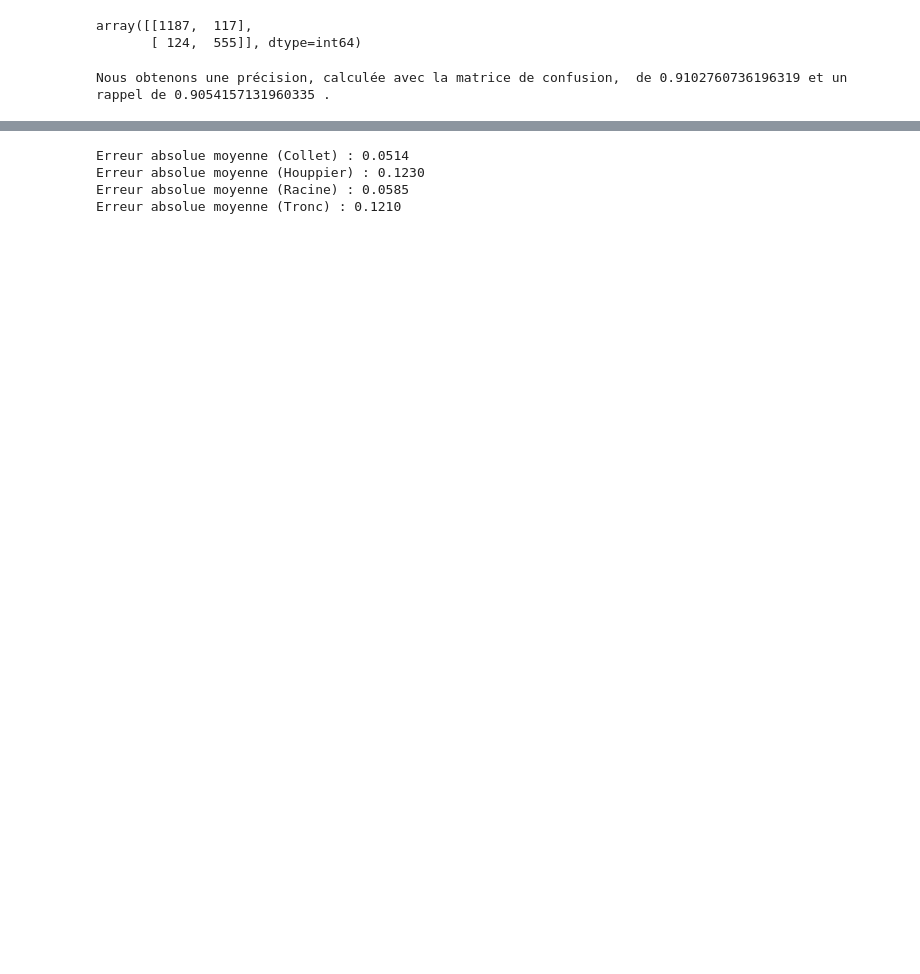
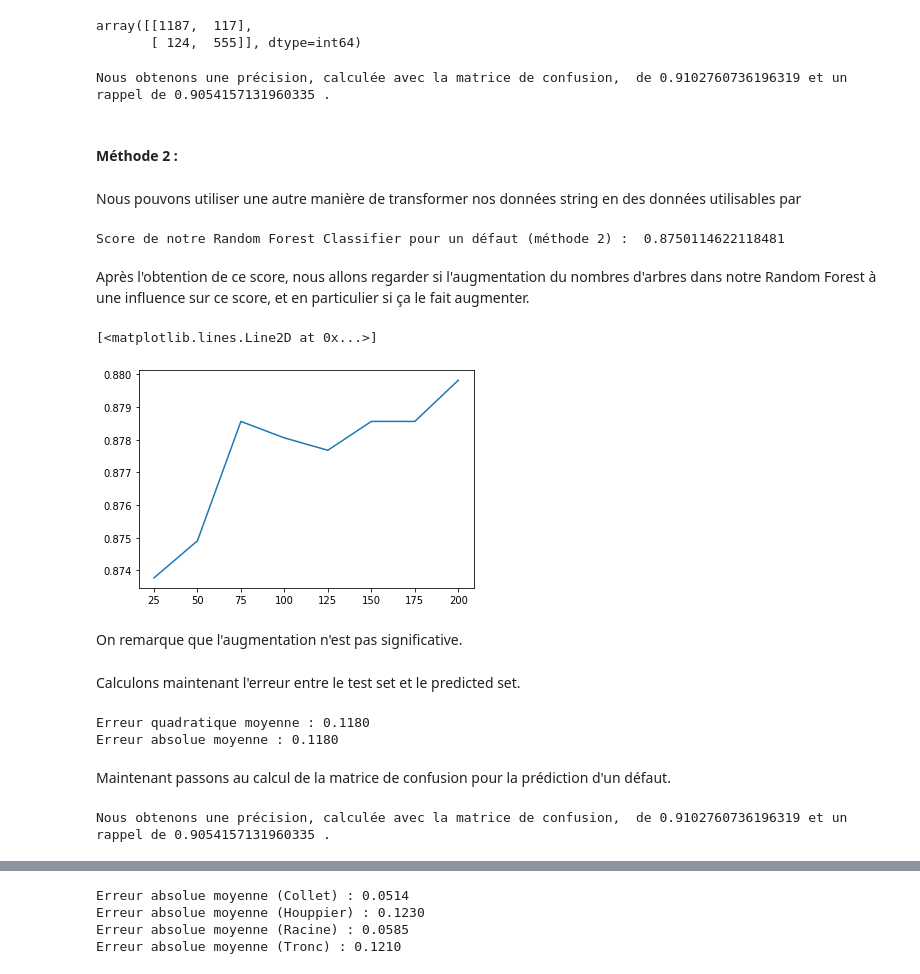
Before and after one commit to Bertrand-gbt/Projet-Fouilles-de-donn-es, a Jupyter notebook: Projet_FDEC.ipynb, the cells around one changed output, grey strips where cells are left out. Drawn from its saved outputs; the diff is of its cells as text; code cells hidden in the pictures; blank space fills up the shorter version.

Commit message:
Septième sauvegarde et importation des documents

```diff
--- a/Projet_FDEC.ipynb
+++ b/Projet_FDEC.ipynb
@@ -83,6 +83,7 @@ for i in range (0,a[0]):
     if (d[i]>0):
         p.append(i)
 data1=data.drop(p)
+data2=data.drop(p)
 data1
 # %% [output]
 |  | ADR_SECTEUR | ANNEEDEPLANTATION | ANNEEREALISATIONDIAGNOSTIC | ANNEETRAVAUXPRECONISESDIAG | CODE | CODE_PARENT | ... |
@@ -212,0 +222,13 @@ data1.describe()
+# %%
+from sklearn.preprocessing import OneHotEncoder
+datatest = data2 [['DIAMETREARBREAUNMETRE', 'ESPECE', 'FREQUENTATIONCIBLE', 'GENRE_BOTA',
+       'NOTEDIAGNOSTIC', 'PRIORITEDERENOUVELLEMENT', 'SOUS_CATEGORIE',
+       'SOUS_CATEGORIE_DESC', 'STADEDEDEVELOPPEMENT', 'STADEDEVELOPPEMENTDIAG',
+       'TRAVAUXPRECONISESDIAG', 'TROTTOIR', 'VIGUEUR']]
+encoder = OneHotEncoder(categories='auto', drop=None, sparse=False, handle_unknown='error')
+
+encoder.fit(datatest)
+
+datatest = encoder.transform(datatest)
+datatest = np.concatenate((np.array(data2[['ADR_SECTEUR','ANNEEDEPLANTATION','ANNEEREALISATIONDIAGNOSTIC','ANNEETRAVAUXPRECONISESDIAG']]), datatest), axis=1)
+datatest
@@ -303,2 +337,51 @@ print('Nous obtenons une précision, calculée avec la matrice de confusion,  de
 # %% [output]
 Nous obtenons une précision, calculée avec la matrice de confusion,  de 0.9102760736196319 et un rappel de 0.9054157131960335 .
+# %% [markdown]
+#### Méthode 2 :
+# %% [markdown]
+Nous pouvons utiliser une autre manière de transformer nos données string en des données utilisables par
+# %%
+A = datatest
+y = np.array(data1['DEFAUT'])
+
+clf = RandomForestClassifier(n_estimators=10, max_depth=None,min_samples_split=2, random_state=0)
+scores = cross_val_score(clf, A, y, cv=5)
+print('Score de notre Random Forest Classifier pour un défaut (méthode 2) : ',scores.mean())
+# %% [output]
+Score de notre Random Forest Classifier pour un défaut (méthode 2) :  0.8750114622118481
+# %% [markdown]
+Après l'obtention de ce score, nous allons regarder si l'augmentation du nombres d'arbres dans notre Random Forest à une influence sur ce score, et en particulier si ça le fait augmenter.
+# %%
+X00_train, X00_test, Y00_train, Y00_test = train_test_split(A,y,test_size=0.2)
+# %%
+model = RandomForestClassifier(max_depth=None,min_samples_split=2, random_state=0)
+k=np.array(range (25,201,25))
+
+train_score, val_score = validation_curve(model, X00_train, Y00_train, 'n_estimators', k, cv=5)
+
+plt.plot(k,val_score.mean(axis=1))
+# %% [output]
+[<matplotlib.lines.Line2D at 0x...>]
+[figure, added]
+# %% [markdown]
+On remarque que l'augmentation n'est pas significative.
+# %% [markdown]
+Calculons maintenant l'erreur entre le test set et le predicted set.
+# %%
+clf = clf.fit(X00_train, Y00_train)
+Y00_pred = clf.predict(X00_test)
+
+print('Erreur quadratique moyenne : %.4f' % mean_squared_error(Y00_test,Y00_pred))
+print('Erreur absolue moyenne : %.4f' % mean_absolute_error(Y00_test,Y00_pred))
+# %% [output]
+Erreur quadratique moyenne : 0.1180
+Erreur absolue moyenne : 0.1180
+# %% [markdown]
+Maintenant passons au calcul de la matrice de confusion pour la prédiction d'un défaut.
+# %%
+from sklearn.metrics import confusion_matrix
+
+CM00=confusion_matrix(Y_test, Y_pred)
+print('\nNous obtenons une précision, calculée avec la matrice de confusion,  de', CM00[0,0]/(CM00[0,0]+CM00[0,1]), 'et un rappel de', CM00[0,0]/(CM00[0,0]+CM00[1,0]),'.\n' )
+# %% [output]
+Nous obtenons une précision, calculée avec la matrice de confusion,  de 0.9102760736196319 et un rappel de 0.9054157131960335 .
```
Also changed, not shown: parts of 48 cells of this notebook, 3 other files.
